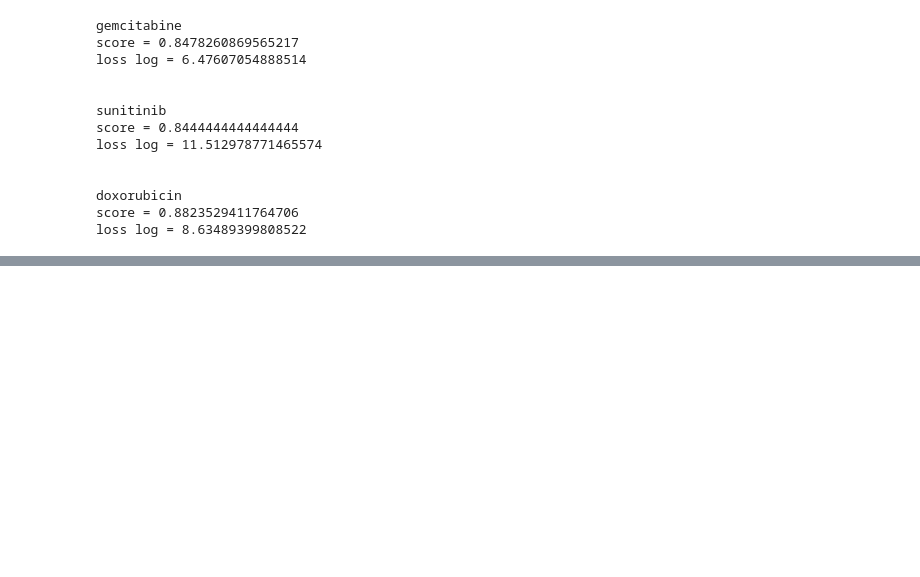
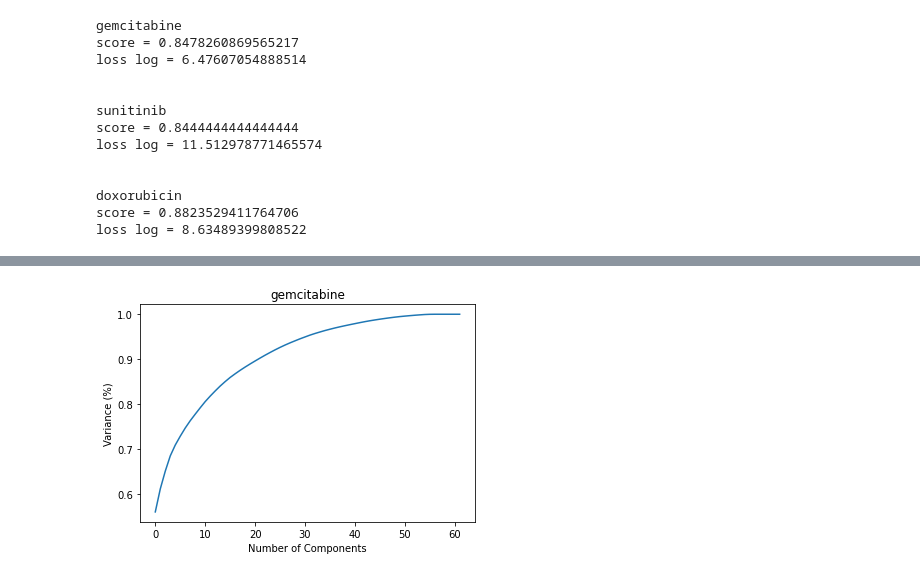
Before and after one commit to thedinak/Genetics-to-Therapuetics, a Jupyter notebook: data_predictions.ipynb, the cells around one changed output, grey strips where cells are left out. Cells and saved outputs as stored; diff of their text form; code cells hidden in the pictures; blank space fills up the shorter version.

```diff
--- a/data_predictions.ipynb
+++ b/data_predictions.ipynb
@@ -908,0 +1063,2 @@ loss log = 8.63489399808522
+# %%
+corr_genes_drug_dfs = [df.loc[:,corr_genes] for df in drug_dfs_values_only]
@@ -908,0 +1081,3 @@ loss log = 8.63489399808522
+# %%
+#split into x and y
+corr_x_list = [df.iloc[:,0:-1] for df in corr_genes_drug_dfs]
@@ -908,0 +1110,3 @@ loss log = 8.63489399808522
+# %%
+corr_scaled = scaler.fit_transform(corr_x_list[0])
+%time
@@ -908,0 +1120,3 @@ loss log = 8.63489399808522
+# %%
+pca = PCA().fit(corr_scaled)
+%time
@@ -908,0 +1126,9 @@ loss log = 8.63489399808522
+# %%
+plt.figure()
+plt.plot(np.cumsum(pca.explained_variance_ratio_))
+plt.xlabel('Number of Components')
+plt.ylabel('Variance (%)') #for each component
+plt.title(drug_list[0])
+plt.show() #50 components max?
+# %% [output]
+[figure, added]
```
Also changed, not shown: parts of 36 cells of this notebook.
